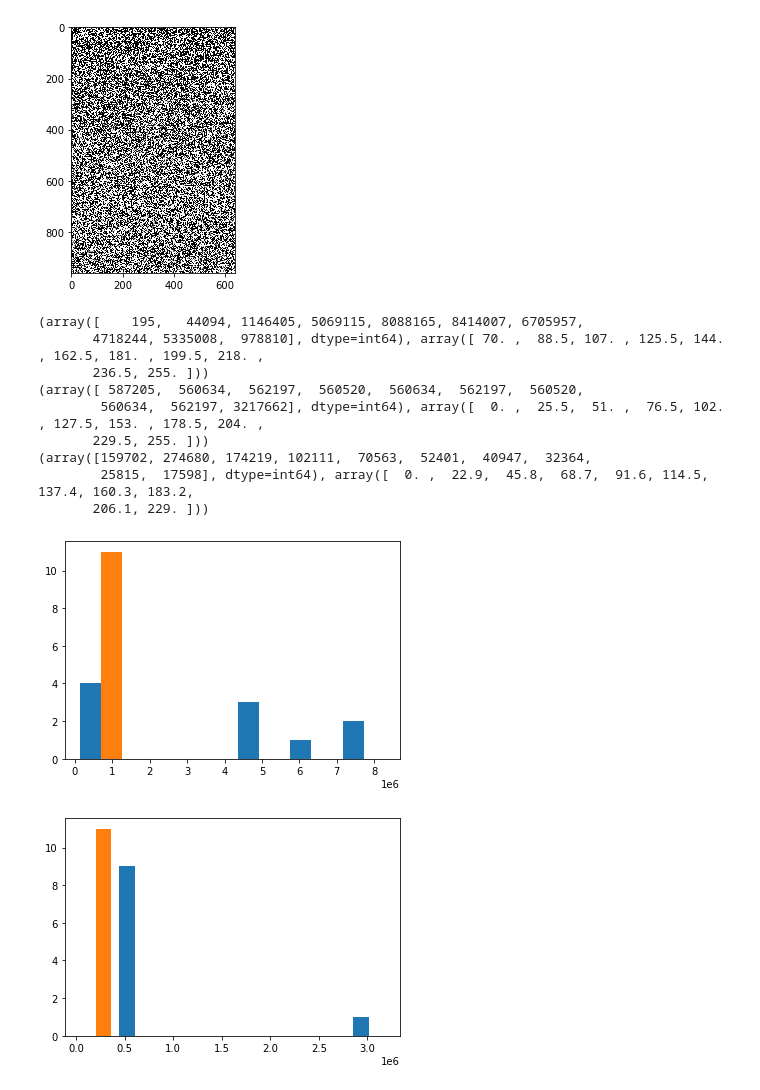
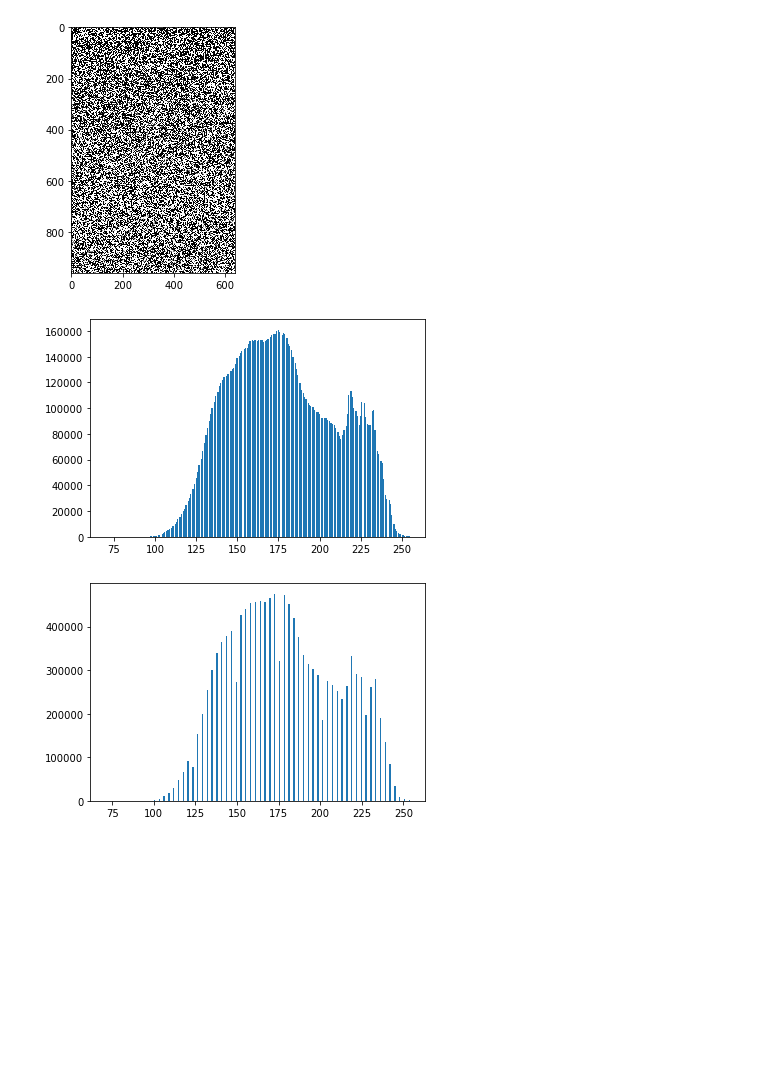
Before and after one commit to norhanreda/solutions-of-image-processing-labs, a Jupyter notebook: lab1/Lab1-std/Lab_1_std.ipynb, the cells around one changed output. Cells and saved outputs as stored; diff of their text form; code cells hidden in the pictures; blank space fills up the shorter version.

Commit message:
correct histogram

```diff
--- a/lab1/Lab1-std/Lab_1_std.ipynb
+++ b/lab1/Lab1-std/Lab_1_std.ipynb
@@ -347,57 +348,83 @@ use np.ones to draw image with ones.
 #imports
 import skimage.io as io
 
 # Show the figures / plots inside the notebook
 %matplotlib inline
 from skimage.color import rgb2gray,rgb2hsv
 import matplotlib.pyplot as plt
 import numpy as np
 from skimage.util import random_noise
 import numpy as np
 
 from skimage.exposure import histogram
 from matplotlib.pyplot import bar
 
 
 #fuctions
 
 # A)
 
-def histogram (image):
- copy_image=np.copy(image)
- hist=np.histogram(copy_image, bins=10)
- return hist
+# def histogram (image,nbin):
+#  copy_image=np.copy(image)
+#  hist=np.histogram(copy_image, bins=nbin)
+#  return hist
+
+
+def gray_image(image):
+    copy_image=np.copy(image)
+    # Only convert image to grayscale if RGB
+    if copy_image.shape[-1] == 3:
+      copy_image = rgb2gray(copy_image)
+      return copy_image
+
+
+
 
 
 
 # B)
 
-def showHist(histogram_array):
-    print(histogram_array)
+# def showHist(histogram_array):
+#     print(histogram_array)
+#     plt.figure()
+#     plt.hist(histogram_array, bins='auto')
+
+# Use this function to show a histogram
+# The image should be gray-scale and should range from 0 to 1
+def showHist(img,histogramImg):
     plt.figure()
-    plt.hist(histogram_array, bins='auto')
+    bar(histogramImg[1]*255, histogramImg[0], width=0.8, align='center')
+
+def DrawHistogram(img,nbin):
+    img = rgb2gray(img)
+    his = histogram(img,nbin)
+    showHist(img,his)
 
 
+hist_ex1=io.imread('histogram\ex1.jpg')[:,:,:3]
+hist_ex2=io.imread('histogram\ex2.png')[:,:,:3]
+hist_ex3=io.imread('histogram\ex3.png')[:,:,:3]
 
-hist_ex1=io.imread('histogram\ex1.jpg')
-hist_ex2=io.imread('histogram\ex2.png')
-hist_ex3=io.imread('histogram\ex3.png')
+# #hist1=histogram (hist_ex1)
+# showHist(hist_ex1,hist1)
+# #hist2=histogram (hist_ex2)
+# showHist(gray_image(hist_ex2),hist2)
+# #hist3=histogram (hist_ex3)
+# showHist(gray_image(hist_ex3),hist3)
 
-hist1=histogram (hist_ex1)
-showHist(hist1)
-hist2=histogram (hist_ex2)
-showHist(hist2)
-hist3=histogram (hist_ex3)
-showHist(hist3)
+#ex1
+DrawHistogram(hist_ex1,256)
+DrawHistogram(hist_ex1,64)
+DrawHistogram(hist_ex1,8)
+
+#ex2
+DrawHistogram(hist_ex2,256)
+DrawHistogram(hist_ex2,64)
+DrawHistogram(hist_ex2,8)
+#ex3
+DrawHistogram(hist_ex3,256)
+DrawHistogram(hist_ex3,64)
+DrawHistogram(hist_ex3,8)
 # %% [output]
-(array([    195,   44094, 1146405, 5069115, 8088165, 8414007, 6705957,
-       4718244, 5335008,  978810], dtype=int64), array([ 70. ,  88.5, 107. , 125.5, 144. , 162.5, 181. , 199.5, 218. ,
-       236.5, 255. ]))
-(array([ 587205,  560634,  562197,  560520,  560634,  562197,  560520,
-        560634,  562197, 3217662], dtype=int64), array([  0. ,  25.5,  51. ,  76.5, 102. , 127.5, 153. , 178.5, 204. ,
-       229.5, 255. ]))
-(array([159702, 274680, 174219, 102111,  70563,  52401,  40947,  32364,
-        25815,  17598], dtype=int64), array([  0. ,  22.9,  45.8,  68.7,  91.6, 114.5, 137.4, 160.3, 183.2,
-       206.1, 229. ]))
-[figure, old version]
+[figure, new version]
-[figure, old version]
+[figure, new version]
```
Also changed, not shown: parts of 2 cells of this notebook.
